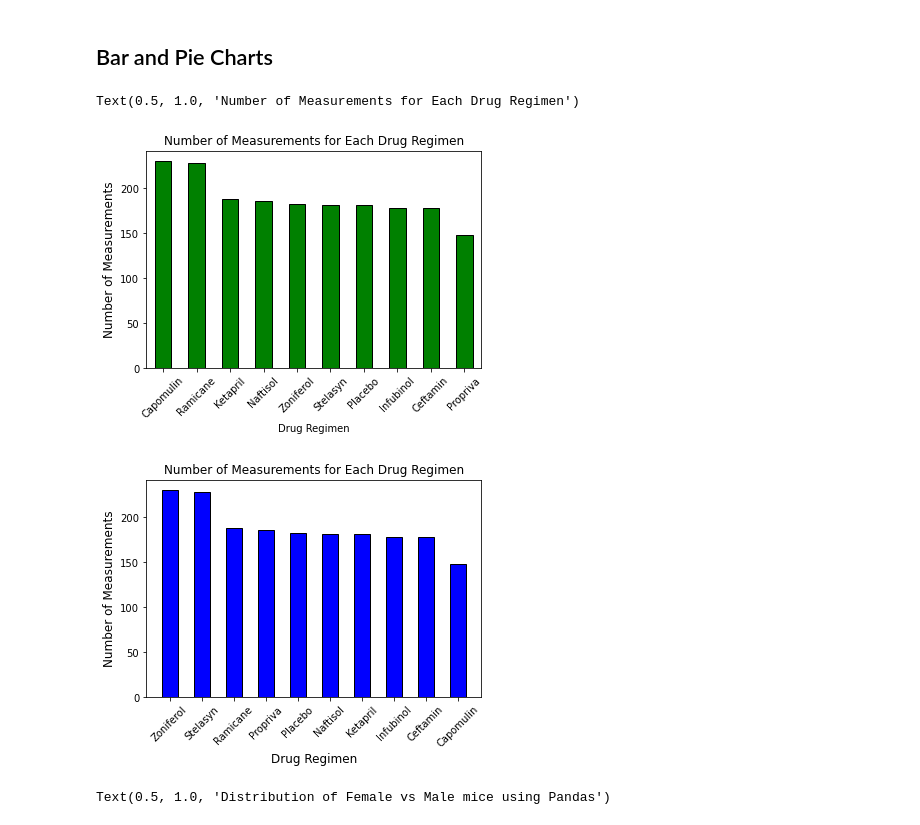
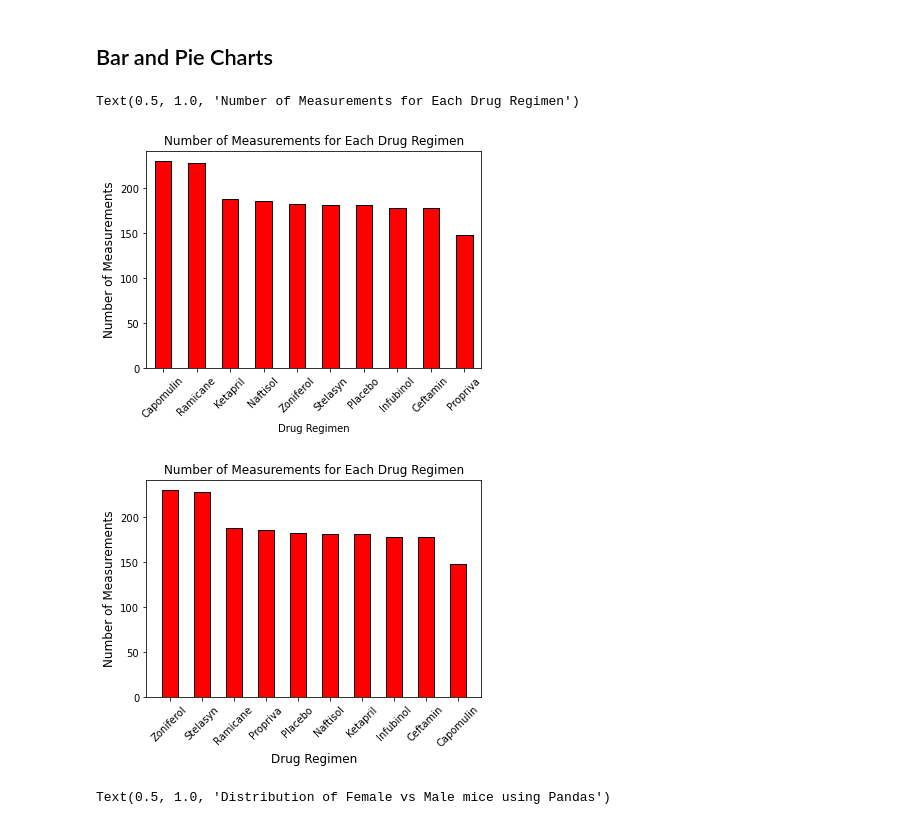
Before and after one commit to lmharlem/matplotlib-challenge, a Jupyter notebook: Pymaceuticals/pymaceuticals_starter.ipynb, the cells around one changed output. Drawn from its saved outputs; the diff is of its cells as text; code cells hidden in the pictures.

```diff
--- a/Pymaceuticals/pymaceuticals_starter.ipynb
+++ b/Pymaceuticals/pymaceuticals_starter.ipynb
@@ -199,25 +199,25 @@ summary_statistics_2["Tumor Volume (mm3)"]
 # %%
 # Generate a bar plot showing the total number of measurements taken on each drug regimen using pandas.
 
 df_index = summary_statistics_2.reset_index().sort_values(by = "Drug Regimen", ascending = False)
 
 drug_regimen = df_index.iloc[:,0]
 
 figsize=(5,3)
 ax = tumor_volume_count.sort_values(ascending = False).plot(kind = "bar", x="drug_regimen",
-                                                            rot = 45 ,facecolor = "g", edgecolor = "black",
+                                                            rot = 45 ,facecolor = "r", edgecolor = "black",
                                                             align="center")
 
 ax.set_ylabel("Number of Measurements",size = 12)
 ax.set_title("Number of Measurements for Each Drug Regimen",size = 12)
 # %% [output]
 Text(0.5, 1.0, 'Number of Measurements for Each Drug Regimen')
-[figure, old version]
+[figure, new version]
 # %%
 # Generate a bar plot showing the total number of measurements taken on each drug regimen using pyplot.
 
 #figsize=(5,3)
-plt.bar(drug_regimen,tumor_volume_count.sort_values(ascending = False),facecolor = "b", edgecolor = "black", width = 0.5,
+plt.bar(drug_regimen,tumor_volume_count.sort_values(ascending = False),facecolor = "r", edgecolor = "black", width = 0.5,
        align="center")
 plt.xticks(rotation=45)
 
@@ -227,7 +227,7 @@ plt.title("Number of Measurements for Each Drug Regimen",size = 12)
 
 plt.show()
 # %% [output]
-[figure, old version]
+[figure, new version]
 # %%
 # Generate a pie plot showing the distribution of female versus male mice using pandas
 
```
Also changed, not shown: parts of 2 cells of this notebook.
